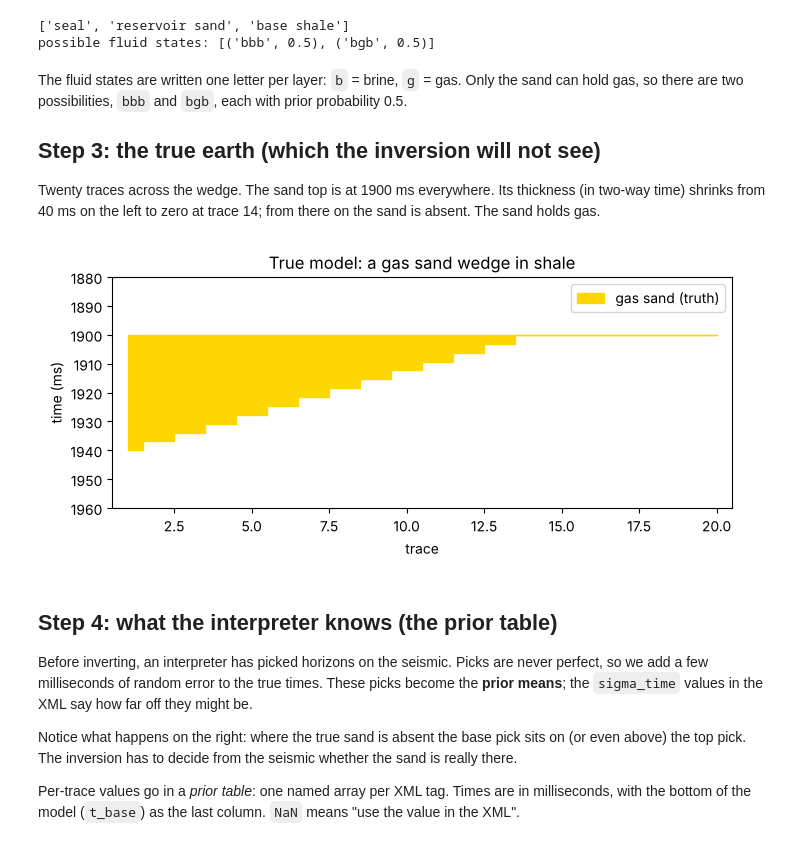
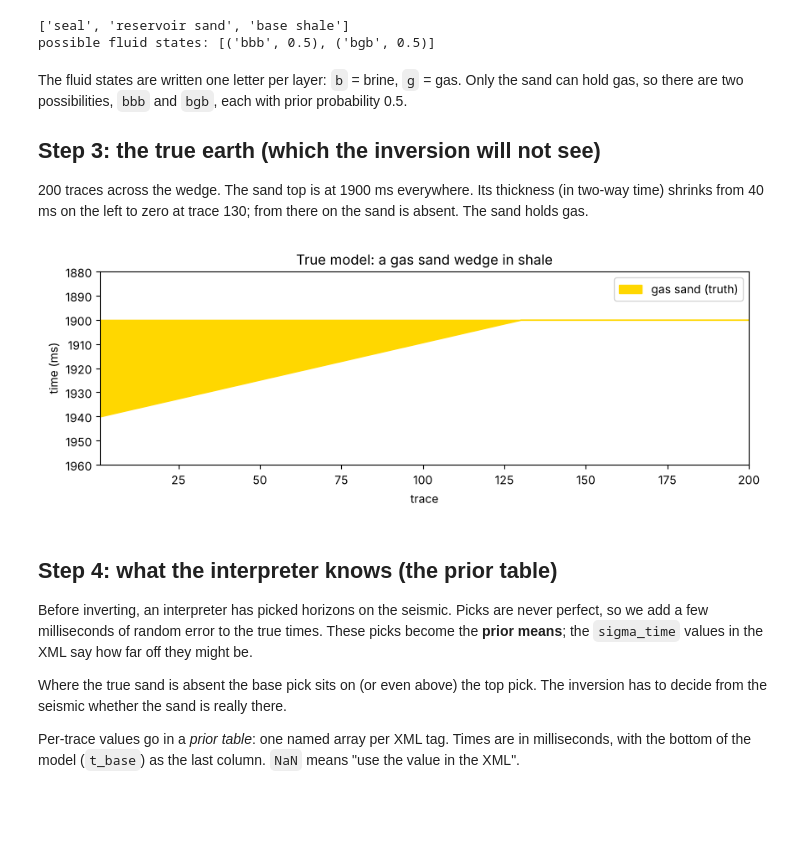
Before and after one commit to fergusrssmith/Delivery_Seismic_Welltie_CSEM, a Jupyter notebook: python/examples/synthetic_wedge.ipynb, the cells around one changed output. Cells and saved outputs as stored; diff of their text form; code cells hidden in the pictures; blank space fills up the shorter version.

```diff
--- a/python/examples/synthetic_wedge.ipynb
+++ b/python/examples/synthetic_wedge.ipynb
@@ -174,23 +177,23 @@ each with prior probability 0.5.
 
 ## Step 3: the true earth (which the inversion will not see)
 
-Twenty traces across the wedge. The sand top is at 1900 ms everywhere. Its
+200 traces across the wedge. The sand top is at 1900 ms everywhere. Its
 thickness (in two-way time) shrinks from 40 ms on the left to zero at
-trace 14; from there on the sand is absent. The sand holds gas.
+trace 130; from there on the sand is absent. The sand holds gas.
 # %%
-n_traces = 20
+n_traces = 200
 x = np.arange(1, n_traces + 1)
-top_true = np.full(n_traces, 1.900)                                 # seconds
-thick_true = np.clip(0.040 * (1 - (x - 1) / 13), 0, None)           # 40 ms -> 0 at trace 14
+top_true = np.full(n_traces, 1.900)                                   # seconds
+thick_true = np.clip(0.040 * (1 - (x - 1) / 129), 0, None)            # 40 ms -> 0 at trace 130
 base_true = top_true + thick_true
 
-plt.figure(figsize=(8, 3))
-plt.fill_between(x, 1000 * top_true, 1000 * base_true, step="mid", color="gold", label="gas sand (truth)")
+plt.figure(figsize=(10, 3))
+plt.fill_between(x, 1000 * top_true, 1000 * base_true, color="gold", label="gas sand (truth)")
 plt.gca().invert_yaxis()
-plt.xlabel("trace"); plt.ylabel("time (ms)"); plt.xlim(0.5, n_traces + 0.5); plt.ylim(1960, 1880)
+plt.xlabel("trace"); plt.ylabel("time (ms)"); plt.xlim(1, n_traces); plt.ylim(1960, 1880)
 plt.title("True model: a gas sand wedge in shale"); plt.legend(); plt.show()
 # %% [output]
-[figure, old version]
+[figure, new version]
 # %% [markdown]
 ## Step 4: what the interpreter knows (the prior table)
 
@@ -199,9 +202,9 @@ are never perfect, so we add a few milliseconds of random error to the true
 times. These picks become the **prior means**; the `sigma_time` values in the
 XML say how far off they might be.
 
-Notice what happens on the right: where the true sand is absent the base pick
-sits on (or even above) the top pick. The inversion has to decide from the
-seismic whether the sand is really there.
+Where the true sand is absent the base pick sits on (or even above) the top
+pick. The inversion has to decide from the seismic whether the sand is really
+there.
 
 Per-trace values go in a *prior table*: one named array per XML tag. Times
 are in milliseconds, with the bottom of the model (`t_base`) as the last
```
Also changed, not shown: parts of 17 cells of this notebook, 8 other files.
